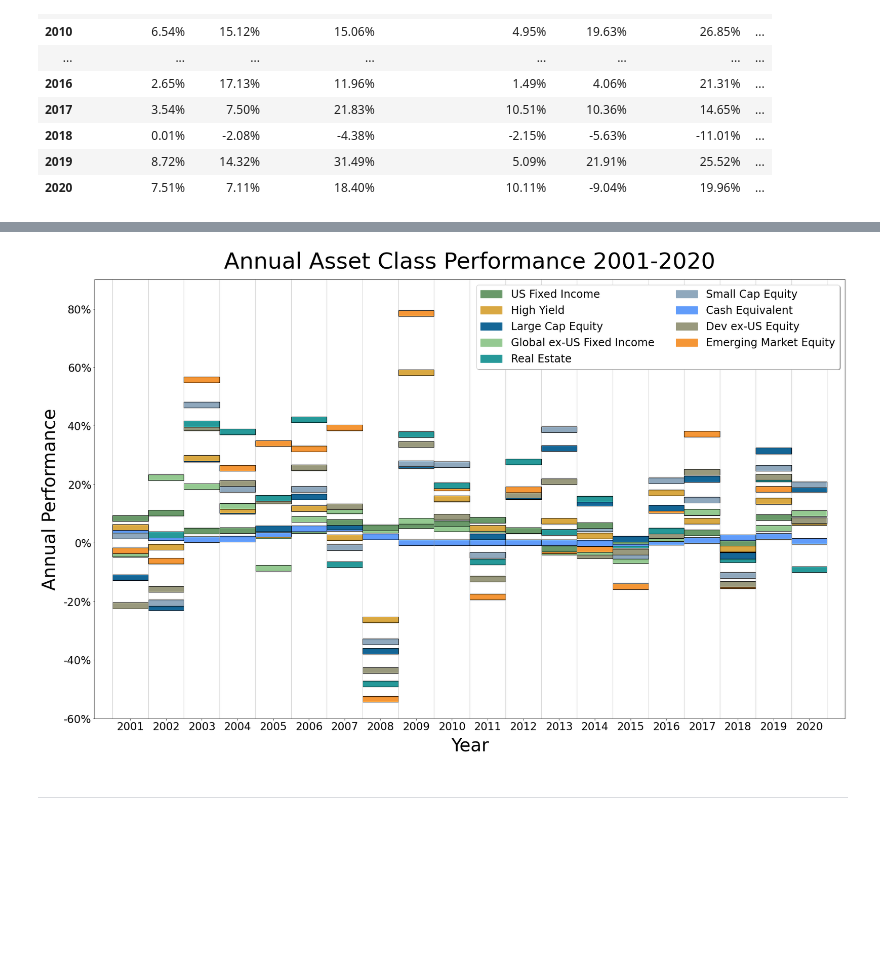
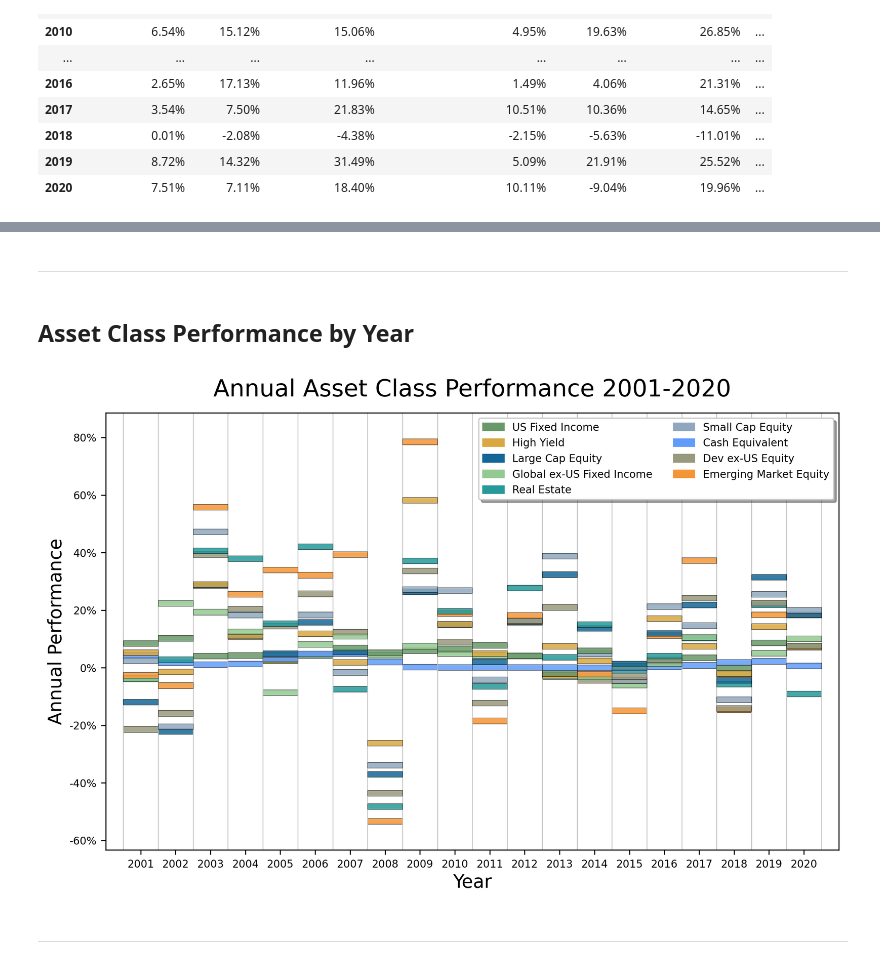
Before and after one commit to jsprag/Callan-Chart, a Jupyter notebook: Callan_Chart.ipynb, the cells around one changed output, grey strips where cells are left out. Cells and saved outputs as stored; diff of their text form; code cells hidden in the pictures; blank space fills up the shorter version.

Commit message:
Streamlined code
- Moved several common plot parameters to style file
- Simplified grid lines
- Simplified plot min/max

```diff
--- a/Callan_Chart.ipynb
+++ b/Callan_Chart.ipynb
@@ -75,5 +77,19 @@ suptitle_size = 30
 # %%
-def draw_box(year, pct, height, facecolor, edgecolor, alpha=1.0, z_order = 1):
+# create legend to be re-used in plots
+legend = []
+for c in df.columns:
+    legend.append(mpatches.Patch(color=colors[c], label=c))
+
+# set x-axis limit reference for all plots
+x_min = df.index.min() - 1
+x_max = df.index.max() + 1
+
+# helper function to draw horizontal line to emphasize y=0
+def zeroline():
+    plt.axhline(0, color='black', lw=1.2, zorder=0)
+
+# helper function to draw the shaded rectangles
+def draw_box(year, pct, height, facecolor, edgecolor, linewidth=1, alpha=1.0, z_order = 1):
     '''helper function to create matplotlib rectangle'''
     # set lower left corner
     x = year - 0.5
@@ -84,5 +100,5 @@ def draw_box(year, pct, height, facecolor, edgecolor, alpha=1.0, z_order = 1):
     dy = height
 
     # create rectangle and add to plot
-    rect = mpatches.Rectangle((x,y), dx, dy, facecolor=facecolor, edgecolor=edgecolor, alpha=alpha, zorder = z_order)
+    rect = mpatches.Rectangle((x,y), dx, dy, facecolor=facecolor, edgecolor=edgecolor, linewidth=linewidth, alpha=alpha, zorder = z_order)
     ax.add_patch(rect)
@@ -99,10 +105,14 @@ plt_x_min = df.index.min() - 1
+# %% [markdown]
+***
+# %% [markdown]
+## Asset Class Performance by Year
 # %%
 # plot settings
 
 # toggle mini-lines
 # set to True to display lines connecting rectangles of same asset class
 # set to False to omit lines
-mini_lines = True
+mini_lines = False
 
 # mini line weight. Value of 0.5 is good starting point
 mini_line_weight = 0.5
@@ -111,20 +121,22 @@ mini_line_weight = 0.5
 min_max = False
 # %%
 # create plot
-fig, ax = plt.subplots(figsize=plot_size)
+fig, ax = plt.subplots()
 
 # set plot limits
-plt.xlim([plt_x_min, plt_x_max])
-plt.ylim([plt_y_min, plt_y_max])
+ax.set_xlim([x_min, x_max])
+ax.set_ylim([df.min().min() - 10, df.max().max() + 10])
 
 # add vertical lines
-for v in np.linspace(plt_x_min + 0.5, plt_x_max + 0.5, num=(plt_x_max - plt_x_min) + 1):
-    plt.axvline(x=v, ymin=0, ymax=1, lw=0.8, color='silver')
+for y_val in np.arange(2000.5, 2021.5, 1):
+    plt.axvline(x=y_val, lw=0.6, color='silver', zorder=0)
+
 
 # set parameters for rectangles
-alpha = 1
+alpha = .85
 height = 2
 edgecolor = 'black'
+linewidth = 0.3
 
 # iterate through table values and call function to draw rectangles
 # sort each year so that rectangles are drawn from lowest performer to highest
@@ -137,50 +149,43 @@ for year in df.index:
     for c in range(len(temp)):
         # extract performance of class 'c' in year
         val = temp[c]
         # set z-order so that lower performers are underneath higher performers
-        z_order = c
+        z_order = c * 10
         # draw rectangle with call to function
-        draw_box(year, val, height, colors[temp.index[c]], edgecolor, alpha, z_order)
+        draw_box(year, val, height, colors[temp.index[c]], edgecolor, linewidth, alpha, z_order)
 
         # add label to max and min
         if min_max:
             if val == df.max(axis=1)[year]:
-                ax.text(x=i, y=val+2, s=abbrevs[temp.index[c]], ha='center')
+                ax.text(x=year, y=val+2, s=abbrevs[temp.index[c]], ha='center', fontsize=5)
             if val == df.min(axis=1)[year]:
-                plt.text(x=i, y=val-4, s=abbrevs[temp.index[c]], ha='center')
+                ax.text(x=year, y=val-4, s=abbrevs[temp.index[c]], ha='center', fontsize=5)
 
 # plot with custom line colors
 if mini_lines:
     for c in df.columns:
         plt.plot(df[c], color=colors[c], linewidth=mini_line_weight)
 
-# create legend entries
-legend = []
-for c in df.columns:
-    legend.append(mpatches.Patch(color=colors[c], label=c))
-
 # draw legend
-plt.legend(handles=legend, ncol=2, loc=1, framealpha=1, shadow=0.5, fontsize=legend_size)
+plt.legend(handles=legend, ncol=2, loc=1)
 
 # set axis ticks
-ax.set_xticks(df.index)
-plt.xticks(fontsize=tick_size)
-plt.yticks(fontsize=tick_size)
+plt.xticks(df.index)
 plt.gca().yaxis.set_major_formatter(plt.matplotlib.ticker.StrMethodFormatter('{x:,.0f}%'))
 
 # label axes and title
-ax.set_xlabel('Year', fontsize=axes_size, labelpad=10)
-ax.set_ylabel('Annual Performance', fontsize=axes_size, labelpad=10)
-plt.title('Annual Asset Class Performance 2001-2020', fontsize=title_size, y=1.02)
+plt.xlabel('Year')
+plt.ylabel('Annual Performance')
+plt.title('Annual Asset Class Performance 2001-2020', y=1.02)
 
 # display plot
 plt.show()
 
 line_name = '_lines' if mini_lines else ''
 minmax_name = '_minmax' if min_max else ''
 ax.figure.savefig(f"./images/callan_chart{line_name}{minmax_name}.png")
 # %% [output]
-[figure, old version]
+[figure, new version]
 # %% [markdown]
 ***
 # %% [markdown]
```
Also changed, not shown: parts of 11 cells of this notebook, 8 other files.
